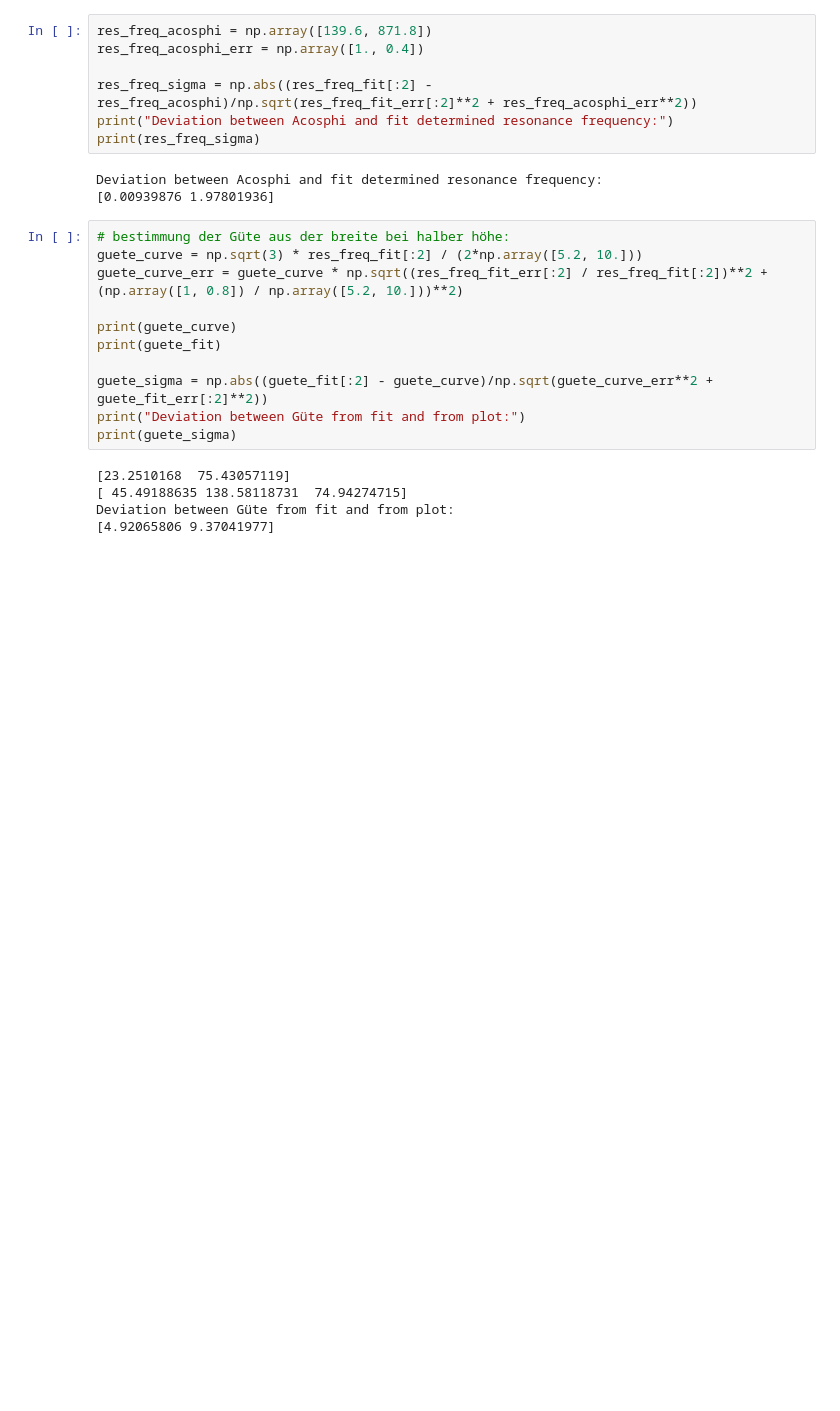
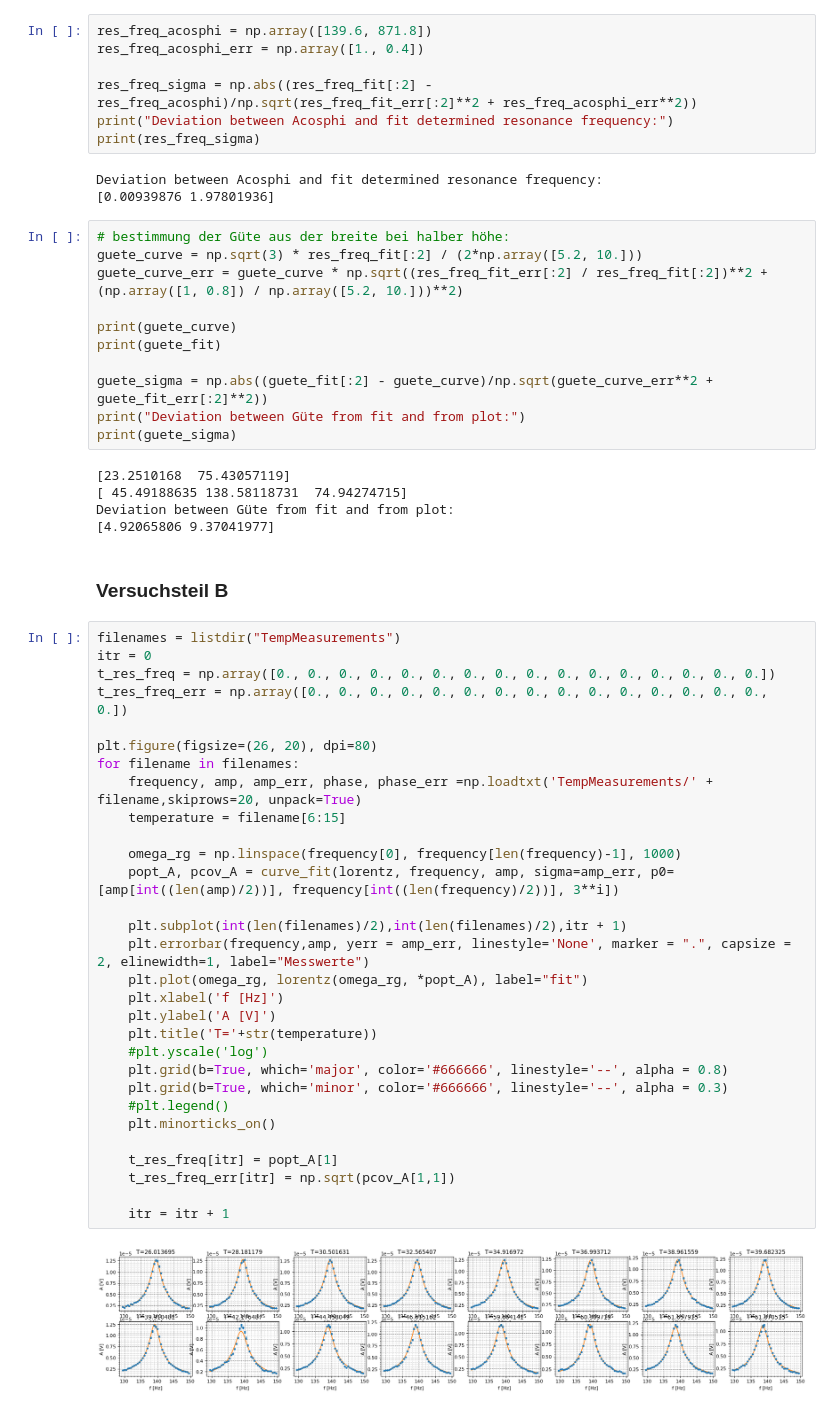
Before and after one commit to fexfl/FP, a Jupyter notebook: F75/F75 Auswertung.ipynb, the cells around one changed output. Cells and saved outputs as stored; diff of their text form; blank space fills up the shorter version.

```diff
--- a/F75/F75 Auswertung.ipynb
+++ b/F75/F75 Auswertung.ipynb
@@ -161,3 +164,37 @@ print(guete_sigma)
 [ 45.49188635 138.58118731  74.94274715]
 Deviation between Güte from fit and from plot:
 [4.92065806 9.37041977]
+# %% [markdown]
+### Versuchsteil B
+# %%
+filenames = listdir("TempMeasurements")
+itr = 0
+t_res_freq = np.array([0., 0., 0., 0., 0., 0., 0., 0., 0., 0., 0., 0., 0., 0., 0., 0.])
+t_res_freq_err = np.array([0., 0., 0., 0., 0., 0., 0., 0., 0., 0., 0., 0., 0., 0., 0., 0.])
+
+plt.figure(figsize=(26, 20), dpi=80)
+for filename in filenames:
+    frequency, amp, amp_err, phase, phase_err =np.loadtxt('TempMeasurements/' + filename,skiprows=20, unpack=True)
+    temperature = filename[6:15]
+
+    omega_rg = np.linspace(frequency[0], frequency[len(frequency)-1], 1000)
+    popt_A, pcov_A = curve_fit(lorentz, frequency, amp, sigma=amp_err, p0=[amp[int((len(amp)/2))], frequency[int((len(frequency)/2))], 3**i])
+
+    plt.subplot(int(len(filenames)/2),int(len(filenames)/2),itr + 1)
+    plt.errorbar(frequency,amp, yerr = amp_err, linestyle='None', marker = ".", capsize = 2, elinewidth=1, label="Messwerte")
+    plt.plot(omega_rg, lorentz(omega_rg, *popt_A), label="fit")
+    plt.xlabel('f [Hz]')
+    plt.ylabel('A [V]')
+    plt.title('T='+str(temperature))
+    #plt.yscale('log')
+    plt.grid(b=True, which='major', color='#666666', linestyle='--', alpha = 0.8)
+    plt.grid(b=True, which='minor', color='#666666', linestyle='--', alpha = 0.3)
+    #plt.legend()
+    plt.minorticks_on()
+
+    t_res_freq[itr] = popt_A[1]
+    t_res_freq_err[itr] = np.sqrt(pcov_A[1,1])
+
+    itr = itr + 1
+# %% [output]
+[figure, added]
```
Also changed, not shown: parts of 2 cells of this notebook.
